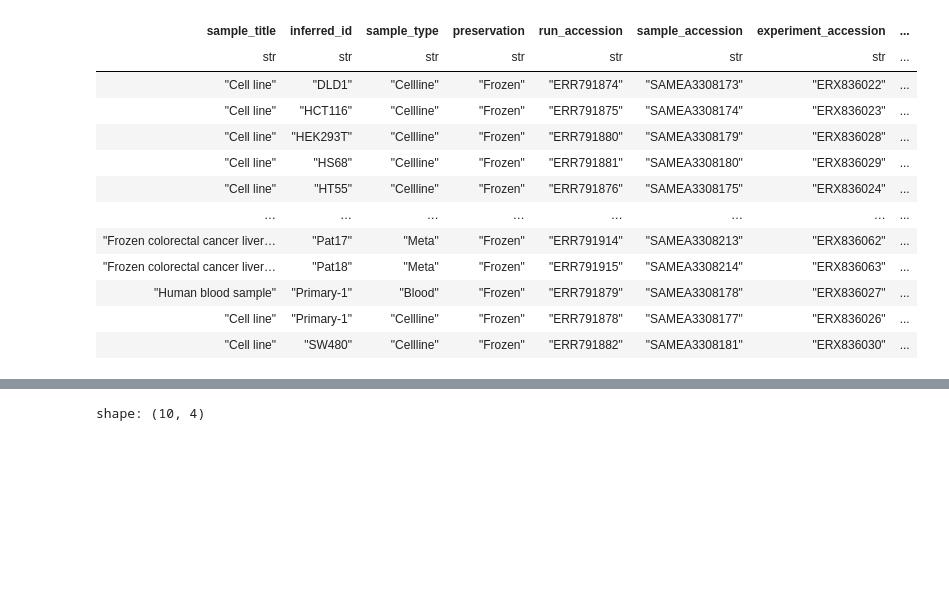
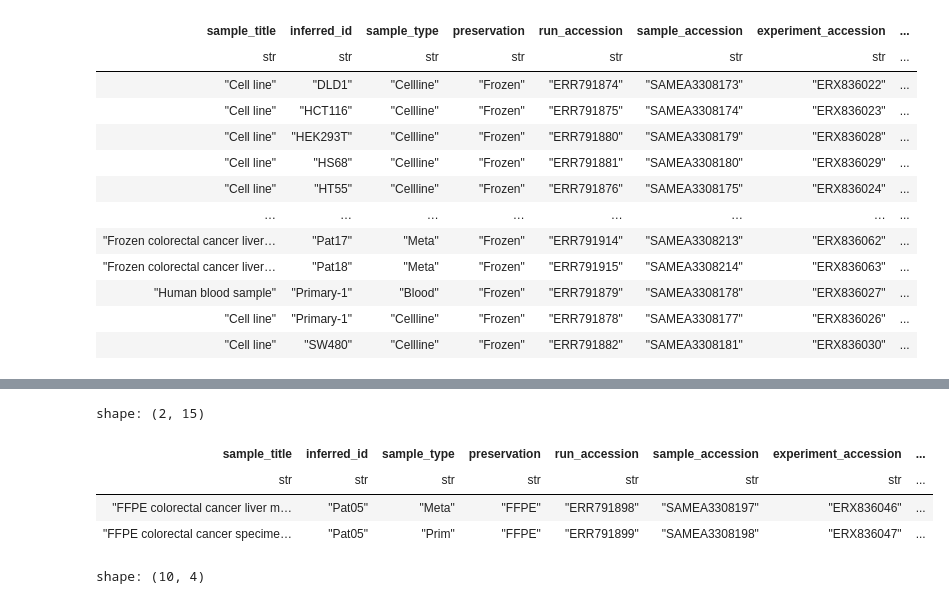
Before and after one commit to djhshih/analysis-ena-ffpe, a Jupyter notebook: annot/annot.ipynb, the cells around one changed output, grey strips where cells are left out. Saved outputs shown, nothing was run; the diff lists cells and outputs as text; code cells hidden in the pictures; blank space fills up the shorter version.

```diff
--- a/annot/annot.ipynb
+++ b/annot/annot.ipynb
@@ -115,3 +128,11 @@ shape: (43, 15)
+# %%
+sample_info_new.filter(pl.col("inferred_id") == "Pat05")
+# %% [output]
+shape: (2, 15)
+| sample_title | inferred_id | sample_type | preservation | run_accession | sample_accession | experiment_accession | ... |
+| str | str | str | str | str | str | str | ... |
+| "FFPE colorectal cancer liver m… | "Pat05" | "Meta" | "FFPE" | "ERR791898" | "SAMEA3308197" | "ERX836046" | ... |
+| "FFPE colorectal cancer specime… | "Pat05" | "Prim" | "FFPE" | "ERR791899" | "SAMEA3308198" | "ERX836047" | ... |
 # %%
 # 10 samples as mentioned in the pubication
 matched_ffpe_ff = (
```
Also changed, not shown: parts of 5 cells of this notebook, 4 other files.
